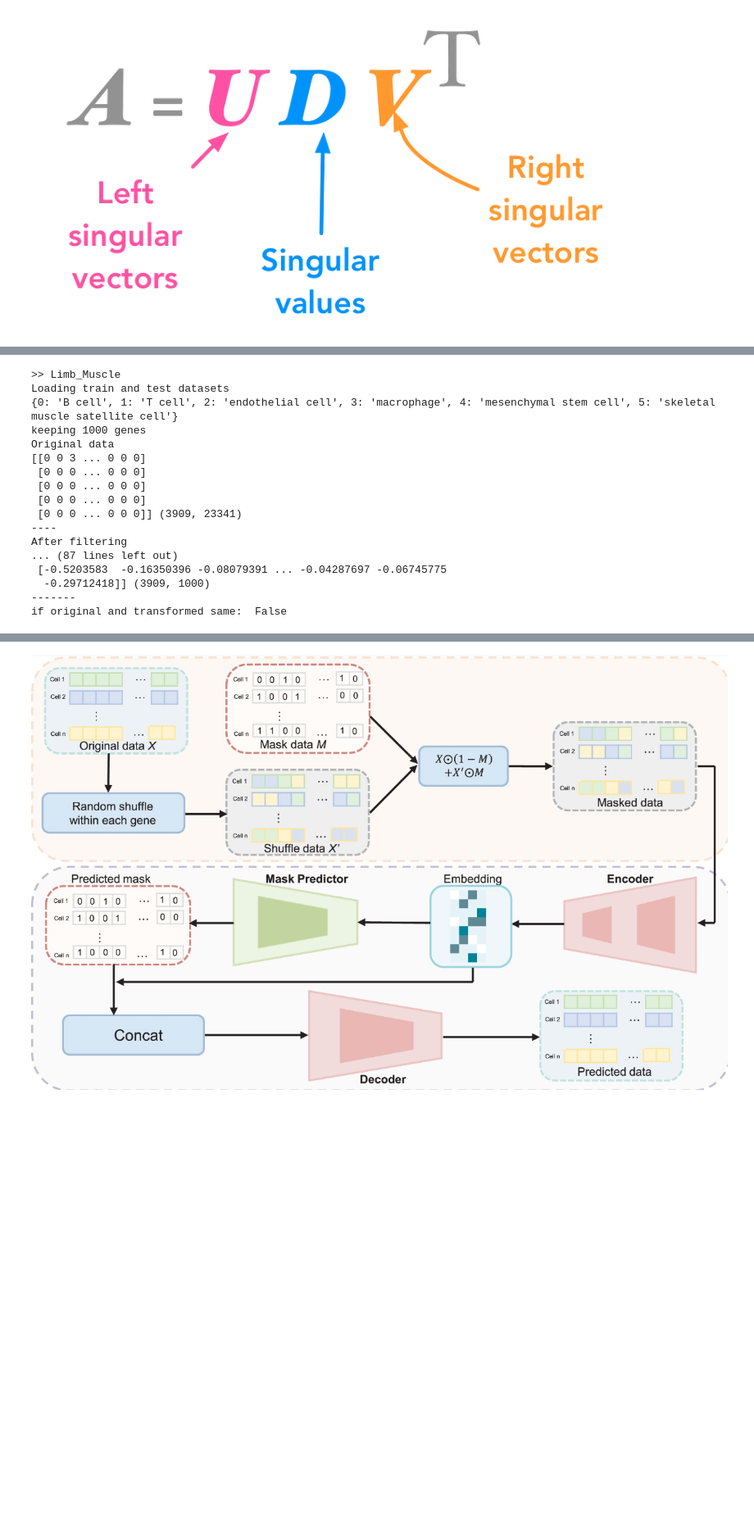
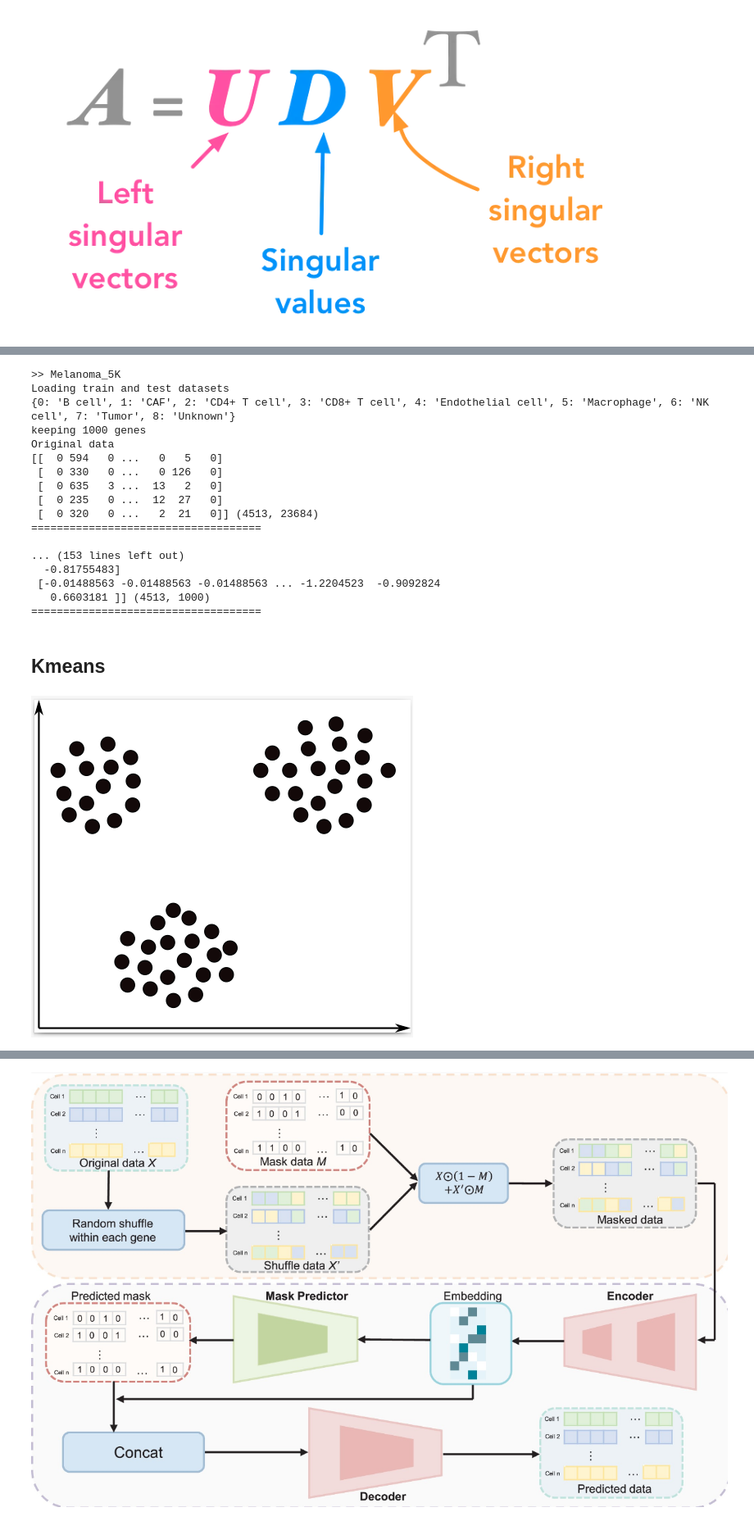
Before and after one commit to BackofenLab/ML_LS_resources, a Jupyter notebook: lecture3_handson/scMAE.ipynb, the cells around one changed output, grey strips where cells are left out. Shown at 82% size. Cells and saved outputs as stored; diff of their text form; code cells hidden in the pictures; blank space fills up the shorter version.

```diff
--- a/lecture3_handson/scMAE.ipynb
+++ b/lecture3_handson/scMAE.ipynb
@@ -397,7 +462,7 @@ args["dataset"] = "Smart-seq2"
 args["learning_rate"] = 1e-3
 args["latent_dim"] = 32 #128
 path = args["paths"]["data"]
-files = ["Limb_Muscle"]
+files = ["Melanoma_5K"]
 
 '''files = ["Pollen", "Quake_Smart-seq2_Lung", "Limb_Muscle",
          "worm_neuron_cell", "Melanoma_5K", "Young", "Guo", "Baron",
@@ -413,20 +478,26 @@ args["save_path"] = make_dir("data/sc_data/scMAE/" + str(123), dataset)
 
 data_load = Loader(args, dataset_name=args["dataset"], drop_last=True)
 # %% [output]
->> Limb_Muscle
+>> Melanoma_5K
 Loading train and test datasets
-{0: 'B cell', 1: 'T cell', 2: 'endothelial cell', 3: 'macrophage', 4: 'mesenchymal stem cell', 5: 'skeletal muscle satellite cell'}
+{0: 'B cell', 1: 'CAF', 2: 'CD4+ T cell', 3: 'CD8+ T cell', 4: 'Endothelial cell', 5: 'Macrophage', 6: 'NK cell', 7: 'Tumor', 8: 'Unknown'}
 keeping 1000 genes
 Original data
-[[0 0 3 ... 0 0 0]
- [0 0 0 ... 0 0 0]
- [0 0 0 ... 0 0 0]
- [0 0 0 ... 0 0 0]
- [0 0 0 ... 0 0 0]] (3909, 23341)
-----
-After filtering
-... (87 lines left out)
- [-0.5203583  -0.16350396 -0.08079391 ... -0.04287697 -0.06745775
-  -0.29712418]] (3909, 1000)
--------
-if original and transformed same:  False
+[[  0 594   0 ...   0   5   0]
+ [  0 330   0 ...   0 126   0]
+ [  0 635   3 ...  13   2   0]
+ [  0 235   0 ...  12  27   0]
+ [  0 320   0 ...   2  21   0]] (4513, 23684)
+====================================
+
+... (153 lines left out)
+  -0.81755483]
+ [-0.01488563 -0.01488563 -0.01488563 ... -1.2204523  -0.9092824
+   0.6603181 ]] (4513, 1000)
+====================================
+# %% [markdown]
+## Kmeans
+# %%
+display(Image("figures/kmeans1.png"))
+# %% [output]
+[figure, added]
```
Also changed, not shown: parts of 30 cells of this notebook, 6 other files.
